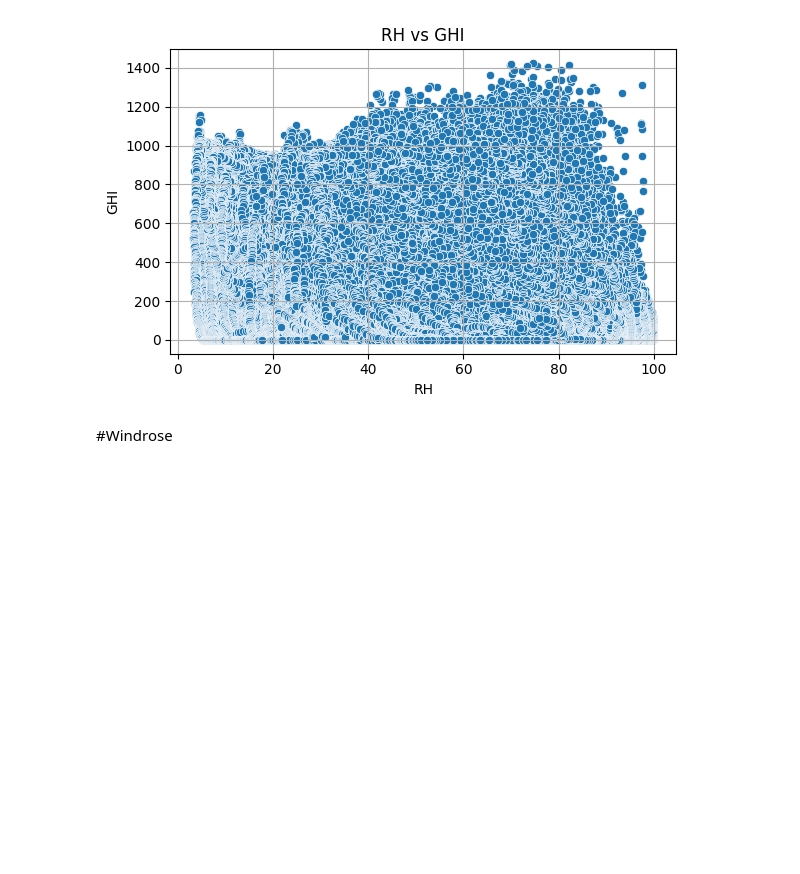
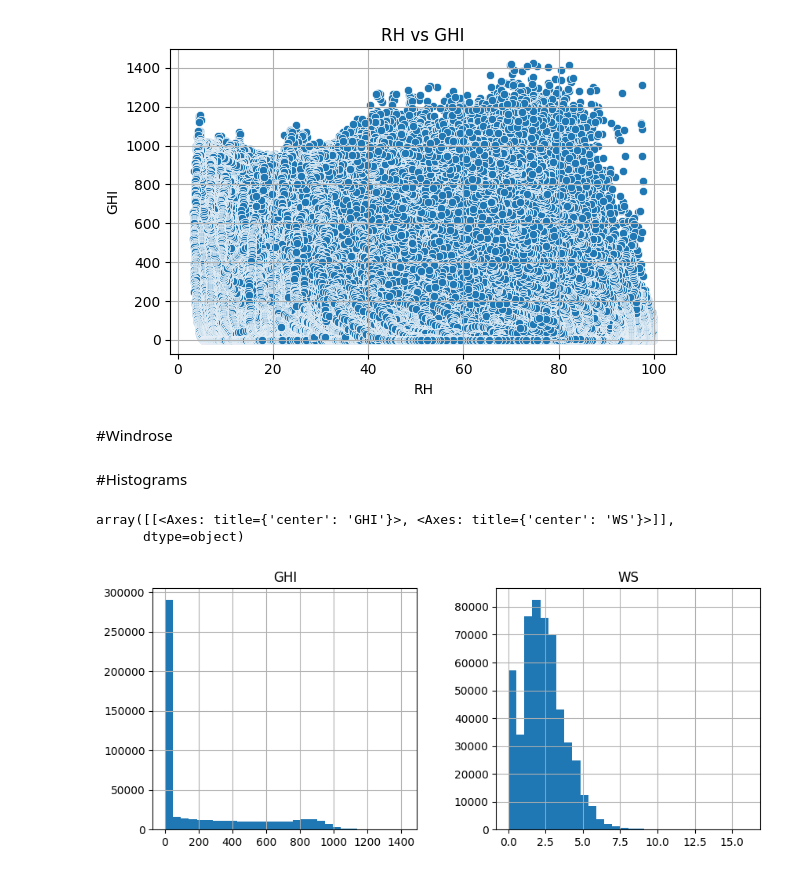
Before and after one commit to samuelkibret/solar-challenge-week1, a Jupyter notebook: notebooks/togo-eda.ipynb, the cells around one changed output. Cells and saved outputs as stored; diff of their text form; code cells hidden in the pictures; blank space fills up the shorter version.

```diff
--- a/notebooks/togo-eda.ipynb
+++ b/notebooks/togo-eda.ipynb
@@ -210,3 +227,11 @@ for x_var, y_var in scatter_pairs:
 [figure]
 # %% [markdown]
 #Windrose
+# %% [markdown]
+#Histograms
+# %%
+df[['GHI', 'WS']].hist(bins=30, figsize=(10, 4), layout=(1, 2))
+# %% [output]
+array([[<Axes: title={'center': 'GHI'}>, <Axes: title={'center': 'WS'}>]],
+      dtype=object)
+[figure, added]
```
Also changed, not shown: parts of 7 cells of this notebook.
